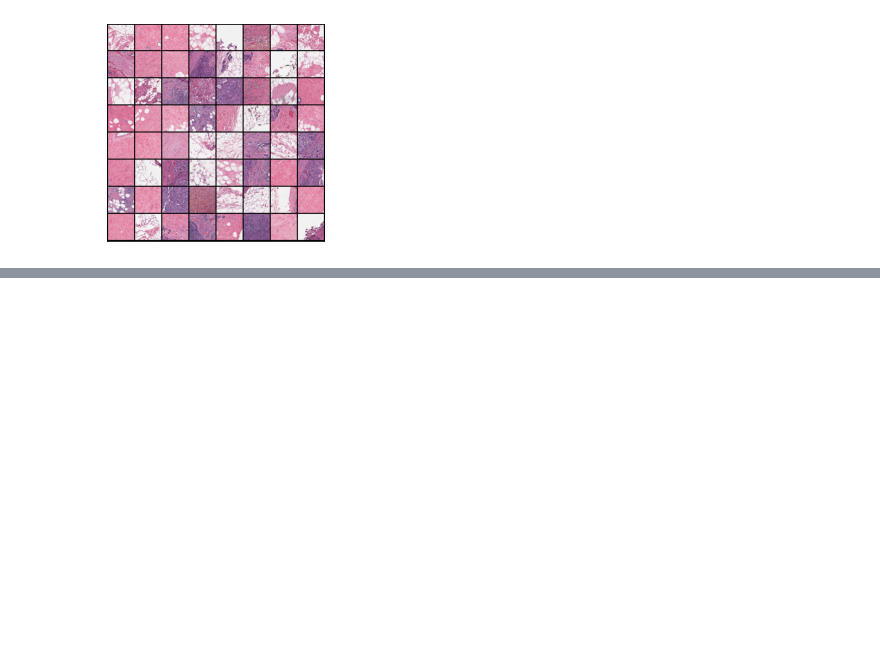
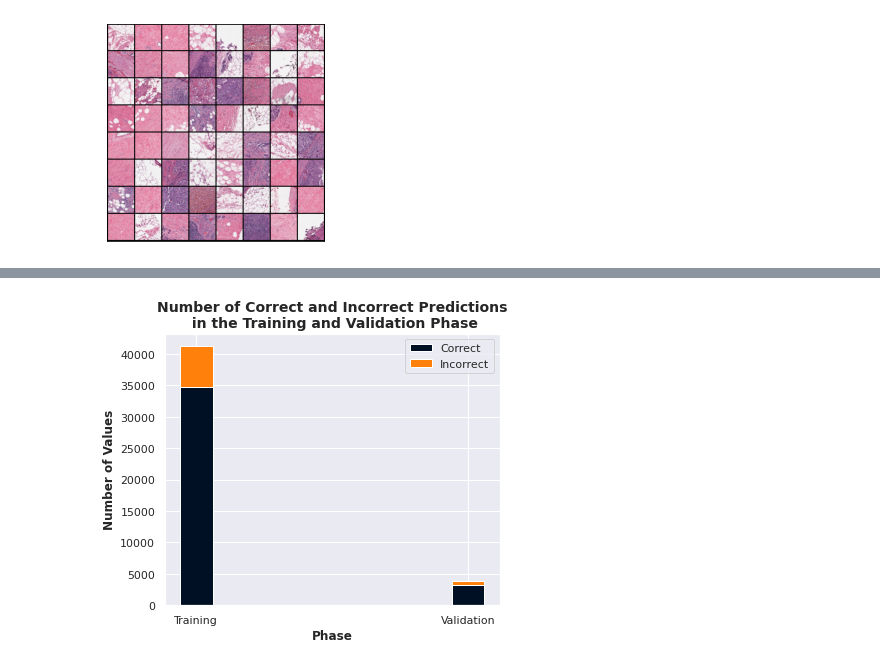
Before and after one commit to WorldWideWest/DSS-Cancer, a Jupyter notebook: classification.ipynb, the cells around one changed output, grey strips where cells are left out. Saved outputs shown, nothing was run; the diff lists cells and outputs as text; code cells hidden in the pictures; blank space fills up the shorter version.

```diff
--- a/classification.ipynb
+++ b/classification.ipynb
@@ -162,0 +166,56 @@ plt.show()
+# %%
+trainCorrect = trainingAccuracy
+trainIncorrect = len(trainingData.targets) - trainingAccuracy
+# %%
+valCorrect = validationAccuracy
+valIncorrect = len(validationData.targets) - validationAccuracy
+# %%
+labels = ['Training', 'Validation']
+plt.figure(figsize = (6,5))
+
+sns.set_style("darkgrid")
+
+plt.bar(
+    x = labels[0],
+    height = trainCorrect,
+    color = "#001024",
+    width = 0.12,
+    align = "center",
+    label = "Correct"
+)
+
+plt.bar(
+    x = labels[1],
+    height = valCorrect,
+    color = "#001024",
+    width = 0.12,
+    align = "center"
+)
+
+plt.bar(
+    x = labels[0],
+    height = trainIncorrect,
+    bottom = trainCorrect,
+    color = "#FF800B",
+    width = 0.12,
+    align = "center"
+)
+
+plt.bar(
+    x = labels[1],
+    height = valIncorrect,
+    bottom = valCorrect,
+    color = "#FF800B",
+    width = 0.12,
+    label = "Incorrect",
+    align = "center"
+)
+
+plt.title("Number of Correct and Incorrect Predictions\n in the Training and Validation Phase", fontsize = 14, fontweight = "bold")
+plt.xlabel("Phase", fontsize = 12, fontweight = "bold")
+plt.ylabel("Number of Values", fontsize = 12, fontweight = "bold")
+
+plt.legend()
+plt.show()
+# %% [output]
+[figure, added]
```
Also changed, not shown: parts of 3 cells of this notebook.
